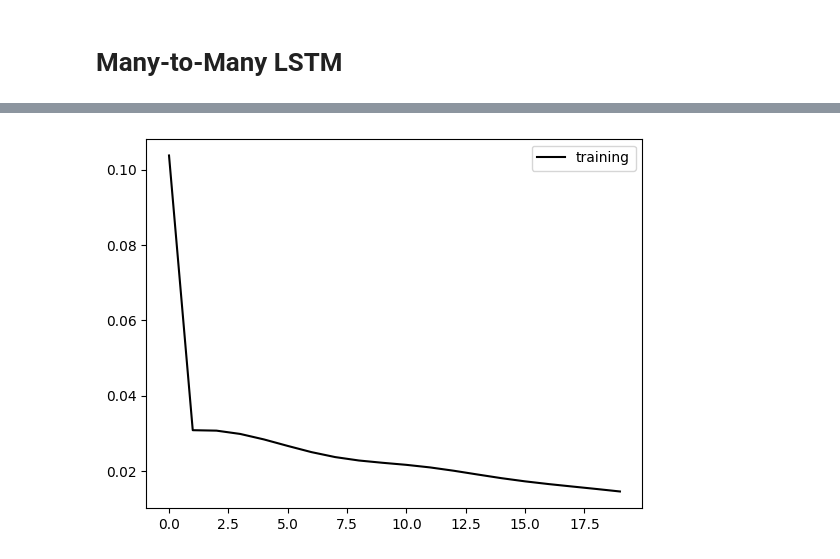
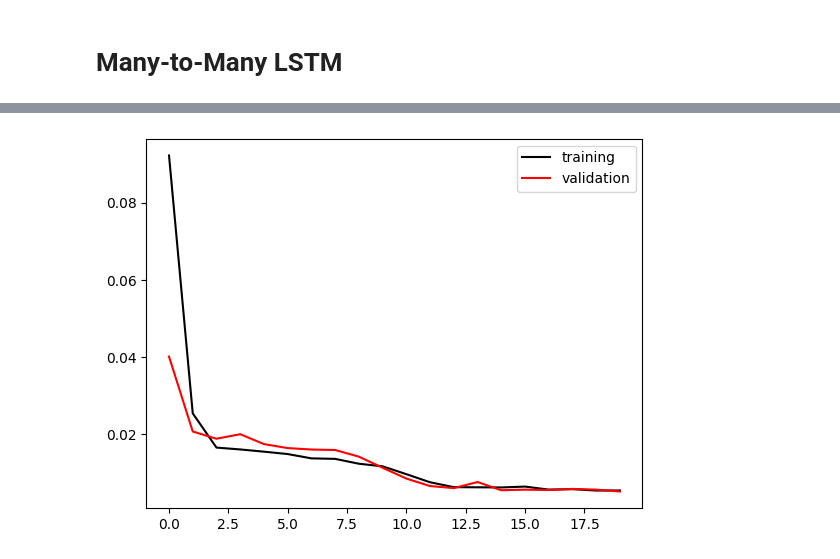
Before and after one commit to drive-rojrachsombat/AOSC650, a Jupyter notebook: firstrnn.ipynb, the cells around one changed output, grey strips where cells are left out. Cells and saved outputs as stored; diff of their text form; code cells hidden in the pictures.

```diff
--- a/firstrnn.ipynb
+++ b/firstrnn.ipynb
@@ -640,0 +433,2 @@ train_data_gen = combine_generators(data_gen_inp, data_gen_out)
+# %%
+choose_destiny = 'example2'
@@ -640,0 +510,23 @@ train_data_gen = combine_generators(data_gen_inp, data_gen_out)
+# %%
+# data generators
+data_gen = keras.utils.timeseries_dataset_from_array(
+    data=inp_train,
+    targets=out_train,
+    sequence_length=Lx,
+    sequence_stride=seq_stride,
+    sampling_rate=samp_rate,
+    batch_size=BATCHSIZE,
+    shuffle=True,
+    seed=1,
+)
+
+# data generators
+val_gen = keras.utils.timeseries_dataset_from_array(
+    data=inp_val,
+    targets=out_val,
+    sequence_length=Lx,
+    sequence_stride=seq_stride,
+    sampling_rate=samp_rate,
+    batch_size=BATCHSIZE,
+    shuffle=False,
+)
@@ -640,0 +580,7 @@ train_data_gen = combine_generators(data_gen_inp, data_gen_out)
+# %%
+# Configure training
+regressor.compile(
+    optimizer='adam',
+    loss='mean_squared_error',
+    metrics=['mse', 'mae']
+)
@@ -641,8 +606,11 @@ train_data_gen = combine_generators(data_gen_inp, data_gen_out)
 # %%
 EPOCHS = 20
+
 # train the lstm!
 history = regressor.fit(
-    train_data_gen, epochs=EPOCHS, steps_per_epoch=len(data_gen_inp)
+    data_gen,
+    validation_data=val_gen,
+    epochs=EPOCHS,
     )
 # %% [output]
 Epoch 1/20
@@ -676,6 +633,7 @@ Epoch 20/20
 # %%
-plt.plot(range(0,EPOCHS), history.history['loss'], c='k', label='training')
+plt.plot(range(0, EPOCHS), history.history['loss'], c='k', label='training')
+plt.plot(range(0, EPOCHS), history.history['val_loss'], c='r', label='validation')
 plt.legend()
 plt.show()
 # %% [output]
-[figure, old version]
+[figure, new version]
```
Also changed, not shown: parts of 45 cells of this notebook.
